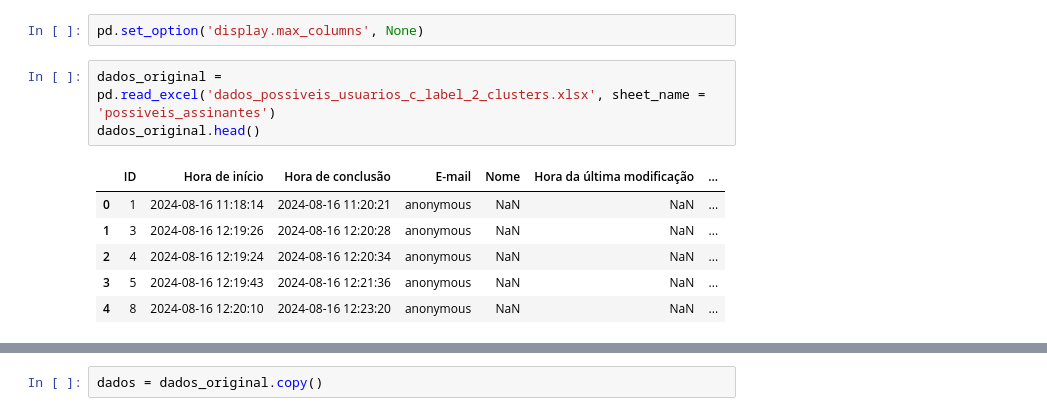
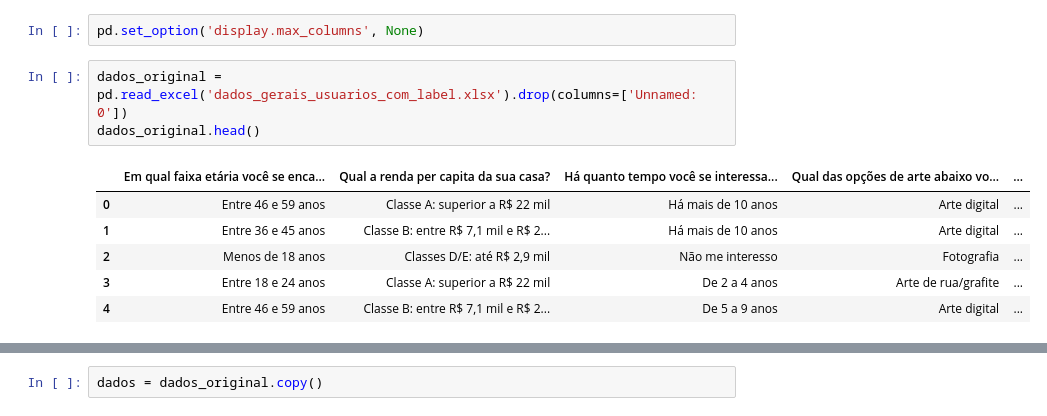
Before and after one commit to leontis2024/analise_de_dados, a Jupyter notebook: modelo_nao_supervisionado_sep_possiveis_assinantes.ipynb, the cells around one changed output, grey strips where cells are left out. Drawn from its saved outputs; the diff is of its cells as text.

```diff
--- a/modelo_nao_supervisionado_sep_possiveis_assinantes.ipynb
+++ b/modelo_nao_supervisionado_sep_possiveis_assinantes.ipynb
@@ -8,12 +8,12 @@ import numpy as np
 # %%
 pd.set_option('display.max_columns', None)
 # %%
-dados_original = pd.read_excel('dados_possiveis_usuarios_c_label_2_clusters.xlsx', sheet_name = 'possiveis_assinantes')
+dados_original = pd.read_excel('dados_gerais_usuarios_com_label.xlsx').drop(columns=['Unnamed: 0'])
 dados_original.head()
 # %% [output]
-|  | ID | Hora de início | Hora de conclusão | E-mail | Nome | Hora da última modificação | ... |
-| 0 | 1 | 2024-08-16 11:18:14 | 2024-08-16 11:20:21 | anonymous | NaN | NaN | ... |
-| 1 | 3 | 2024-08-16 12:19:26 | 2024-08-16 12:20:28 | anonymous | NaN | NaN | ... |
-| 2 | 4 | 2024-08-16 12:19:24 | 2024-08-16 12:20:34 | anonymous | NaN | NaN | ... |
-| 3 | 5 | 2024-08-16 12:19:43 | 2024-08-16 12:21:36 | anonymous | NaN | NaN | ... |
-| 4 | 8 | 2024-08-16 12:20:10 | 2024-08-16 12:23:20 | anonymous | NaN | NaN | ... |
+|  | Em qual faixa etária você se enca... | Qual a renda per capita da sua casa? | Há quanto tempo você se interessa... | Qual das opções de arte abaixo vo... | ... |
+| 0 | Entre 46 e 59 anos | Classe A: superior a R$ 22 mil | Há mais de 10 anos | Arte digital | ... |
+| 1 | Entre 36 e 45 anos | Classe B: entre R$ 7,1 mil e R$ 2... | Há mais de 10 anos | Arte digital | ... |
+| 2 | Menos de 18 anos | Classes D/E: até R$ 2,9 mil | Não me interesso | Fotografia | ... |
+| 3 | Entre 18 e 24 anos | Classe A: superior a R$ 22 mil | De 2 a 4 anos | Arte de rua/grafite | ... |
+| 4 | Entre 46 e 59 anos | Classe B: entre R$ 7,1 mil e R$ 2... | De 5 a 9 anos | Arte digital | ... |
```
Also changed, not shown: parts of 86 cells of this notebook, 3 other files.
